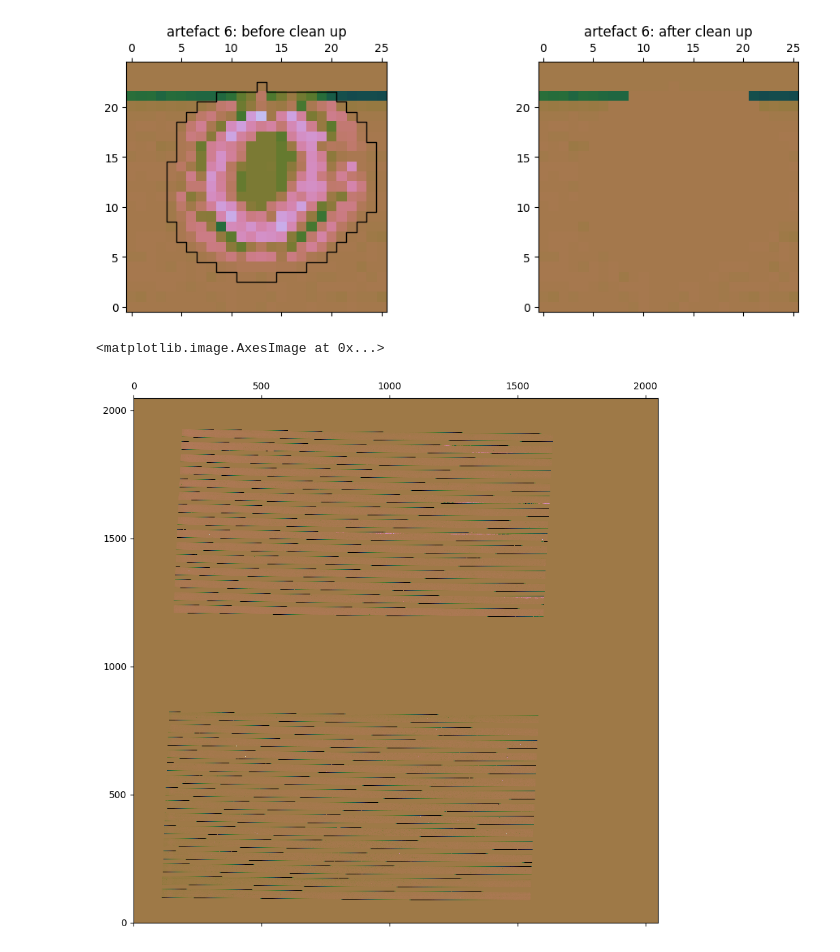
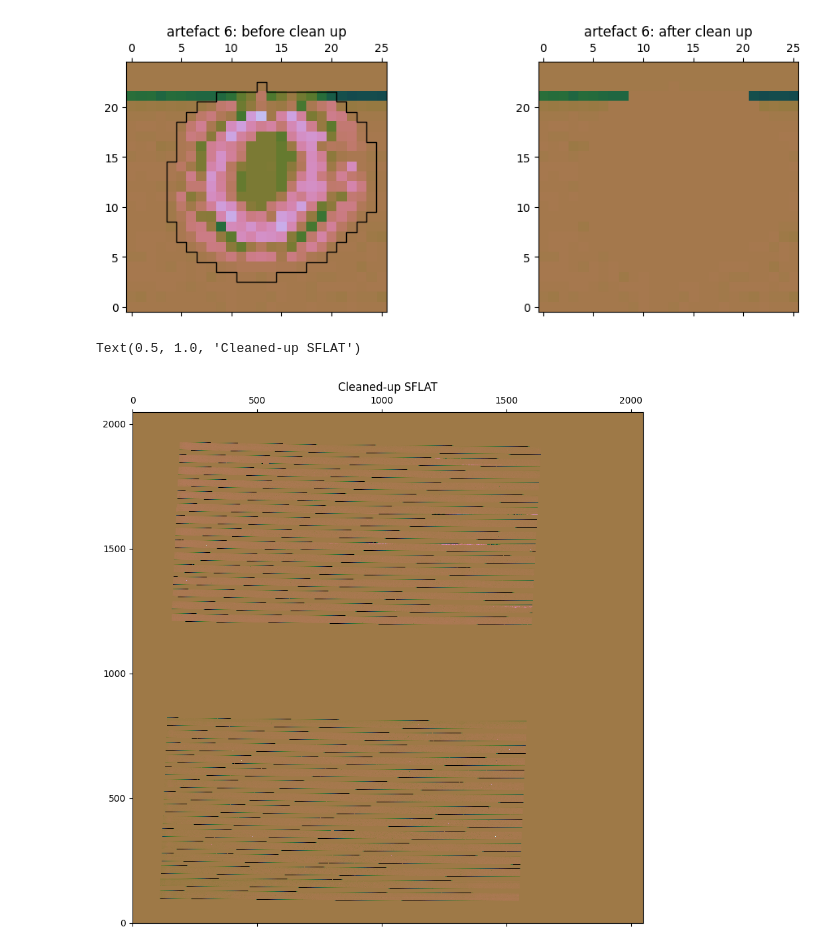
Before and after one commit to ajshajib/RegalJumper, a Jupyter notebook: Clean up SFLAT.ipynb, the cells around one changed output. Cells and saved outputs as stored; diff of their text form; code cells hidden in the pictures.

```diff
--- a/Clean up SFLAT.ipynb
+++ b/Clean up SFLAT.ipynb
@@ -28,4 +28,5 @@ fig, ax = plt.subplots(figsize=(10, 10))
 ax.matshow(np.log10(sflat), cmap='cubehelix',
             vmin=-1, vmax=1, origin="lower"
             )
+ax.set_title("Original SFLAT")
 # %% [output]
@@ -186,14 +187,15 @@ for n, box_corner in enumerate(box_corners):
 # %%
 %matplotlib inline
 
 fig, ax = plt.subplots(figsize=(10, 10))
 
 ax.matshow(np.log10(sflat), cmap='cubehelix',
             vmin=-1, vmax=1, origin="lower"
             )
+ax.set_title("Cleaned-up SFLAT")
 # %% [output]
-<matplotlib.image.AxesImage at 0x...>
+Text(0.5, 1.0, 'Cleaned-up SFLAT')
-[figure, old version]
+[figure, new version]
 # %%
 fits.writeto(os.path.split(sflat_path)[1][:-5] + "_cleaned.fits",
              sflat, overwrite=True, header=header)
```
Also changed, not shown: parts of 1 cell of this notebook.
